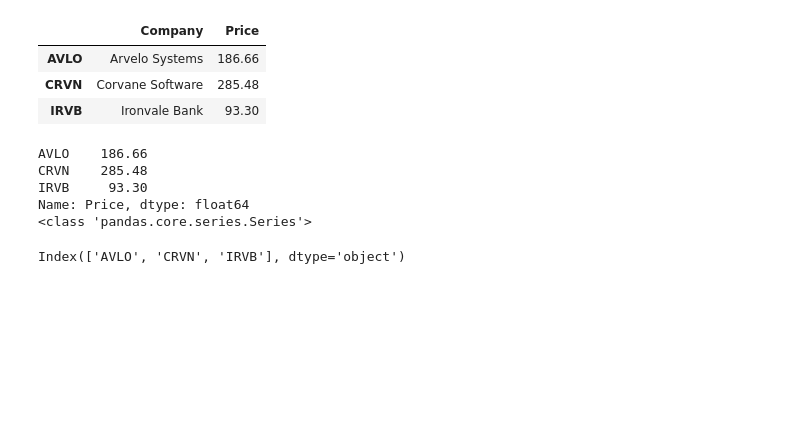
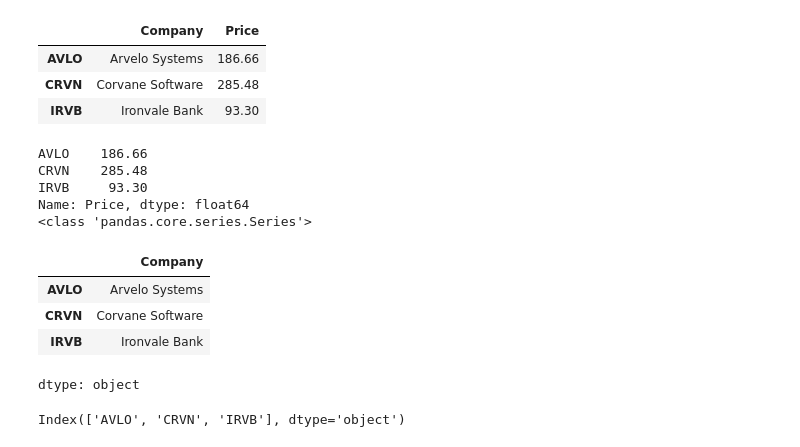
Before and after one commit to clearmindlearn/FIN5780-Fall-2026, a Jupyter notebook: Python-Code/Managing-Data-Panda/data-panda1.ipynb, the cells around one changed output. Saved outputs shown, nothing was run; the diff lists cells and outputs as text; code cells hidden in the pictures; blank space fills up the shorter version.

```diff
--- a/Python-Code/Managing-Data-Panda/data-panda1.ipynb
+++ b/Python-Code/Managing-Data-Panda/data-panda1.ipynb
@@ -182,6 +192,14 @@ CRVN    285.48
 IRVB     93.30
 Name: Price, dtype: float64
 <class 'pandas.core.series.Series'>
+# %%
+df_small["Company"]
+# %% [output]
+|  | Company |
+| AVLO | Arvelo Systems |
+| CRVN | Corvane Software |
+| IRVB | Ironvale Bank |
+dtype: object
 # %%
 # The Series keeps the same row labels (index)
 col_series.index
```
Also changed, not shown: parts of 11 cells of this notebook.
